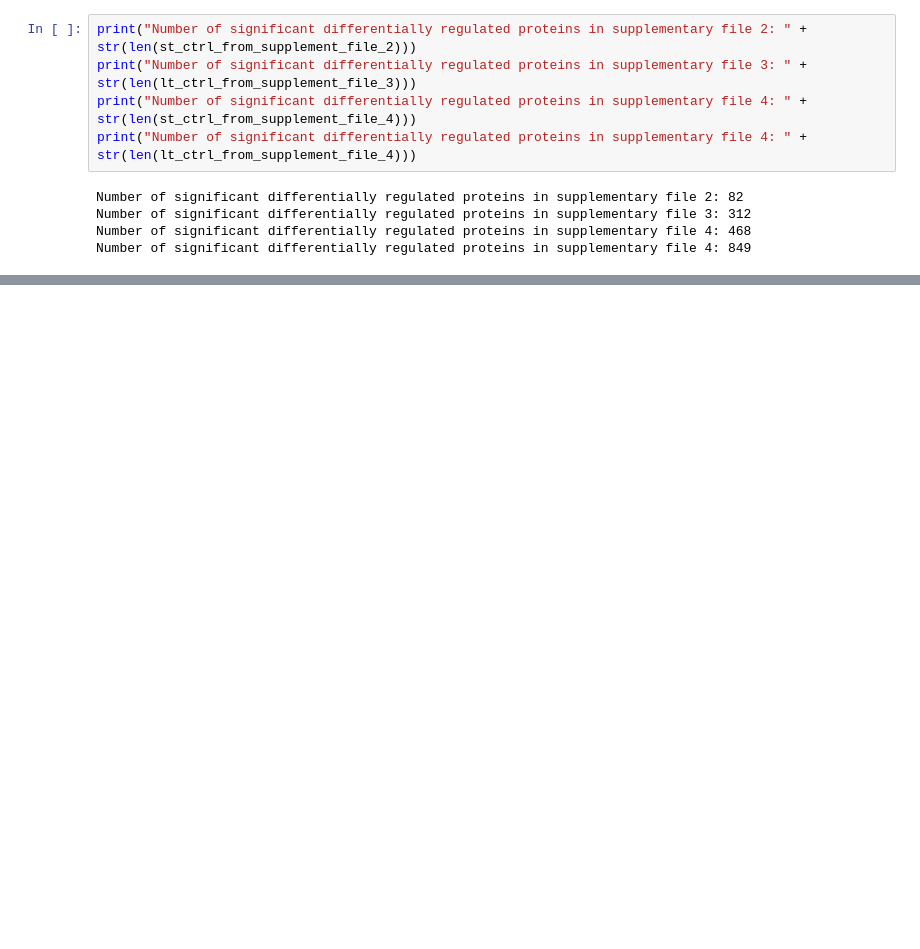
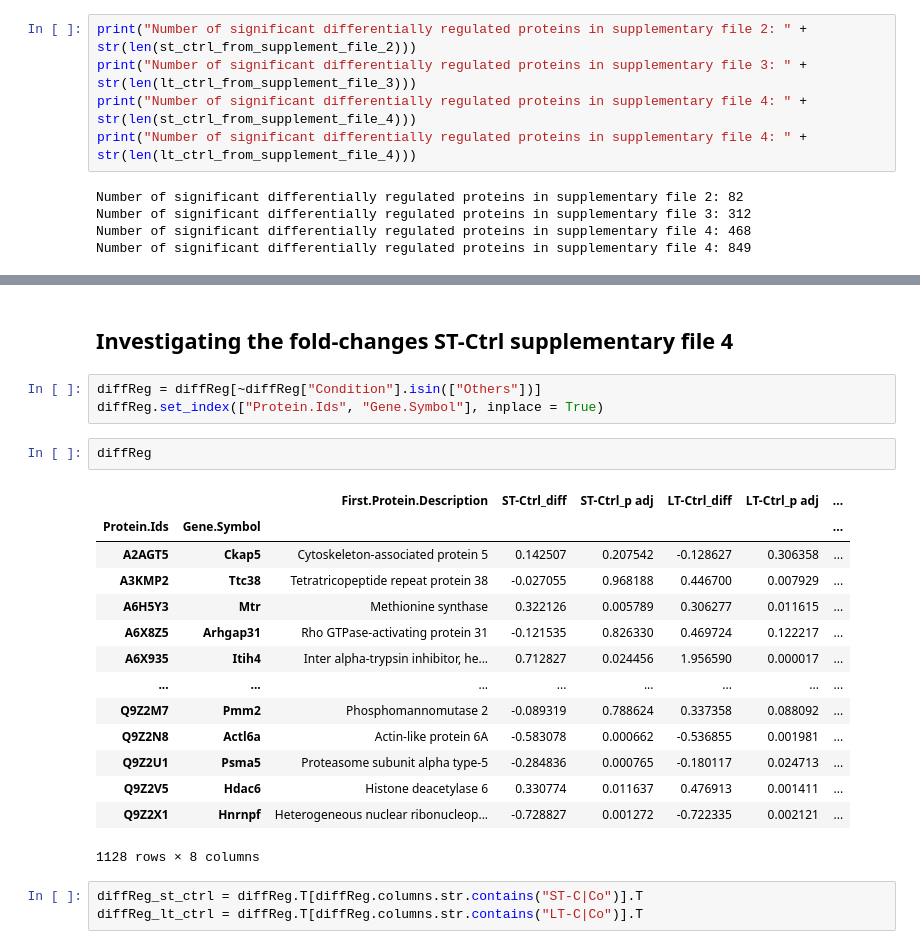
Before and after one commit to statisticalbiotechnology/dia_sum, a Jupyter notebook: result/2022-09-15_pxd031322_supplementary_files/reported differentially regulated proteins in supplementary files.ipynb, the cells around one changed output, grey strips where cells are left out. Cells and saved outputs as stored; diff of their text form; blank space fills up the shorter version.

```diff
--- a/result/2022-09-15_pxd031322_supplementary_files/reported differentially regulated proteins in supplementary files.ipynb
+++ b/result/2022-09-15_pxd031322_supplementary_files/reported differentially regulated proteins in supplementary files.ipynb
@@ -39,0 +157,25 @@ Number of significant differentially regulated proteins in supplementary file 4:
+# %% [markdown]
+## Investigating the fold-changes ST-Ctrl supplementary file 4
+# %%
+diffReg = diffReg[~diffReg["Condition"].isin(["Others"])]
+diffReg.set_index(["Protein.Ids", "Gene.Symbol"], inplace = True)
+# %%
+diffReg
+# %% [output]
+|  |  | First.Protein.Description | ST-Ctrl_diff | ST-Ctrl_p adj | LT-Ctrl_diff | LT-Ctrl_p adj | ... |
+| Protein.Ids | Gene.Symbol |  |  |  |  |  | ... |
+| A2AGT5 | Ckap5 | Cytoskeleton-associated protein 5 | 0.142507 | 0.207542 | -0.128627 | 0.306358 | ... |
+| A3KMP2 | Ttc38 | Tetratricopeptide repeat protein 38 | -0.027055 | 0.968188 | 0.446700 | 0.007929 | ... |
+| A6H5Y3 | Mtr | Methionine synthase | 0.322126 | 0.005789 | 0.306277 | 0.011615 | ... |
+| A6X8Z5 | Arhgap31 | Rho GTPase-activating protein 31 | -0.121535 | 0.826330 | 0.469724 | 0.122217 | ... |
+| A6X935 | Itih4 | Inter alpha-trypsin inhibitor, he... | 0.712827 | 0.024456 | 1.956590 | 0.000017 | ... |
+| ... | ... | ... | ... | ... | ... | ... | ... |
+| Q9Z2M7 | Pmm2 | Phosphomannomutase 2 | -0.089319 | 0.788624 | 0.337358 | 0.088092 | ... |
+| Q9Z2N8 | Actl6a | Actin-like protein 6A | -0.583078 | 0.000662 | -0.536855 | 0.001981 | ... |
+| Q9Z2U1 | Psma5 | Proteasome subunit alpha type-5 | -0.284836 | 0.000765 | -0.180117 | 0.024713 | ... |
+| Q9Z2V5 | Hdac6 | Histone deacetylase 6 | 0.330774 | 0.011637 | 0.476913 | 0.001411 | ... |
+| Q9Z2X1 | Hnrnpf | Heterogeneous nuclear ribonucleop... | -0.728827 | 0.001272 | -0.722335 | 0.002121 | ... |
+1128 rows × 8 columns
+# %%
+diffReg_st_ctrl = diffReg.T[diffReg.columns.str.contains("ST-C|Co")].T
+diffReg_lt_ctrl = diffReg.T[diffReg.columns.str.contains("LT-C|Co")].T
```
Also changed, not shown: parts of 41 cells of this notebook.
